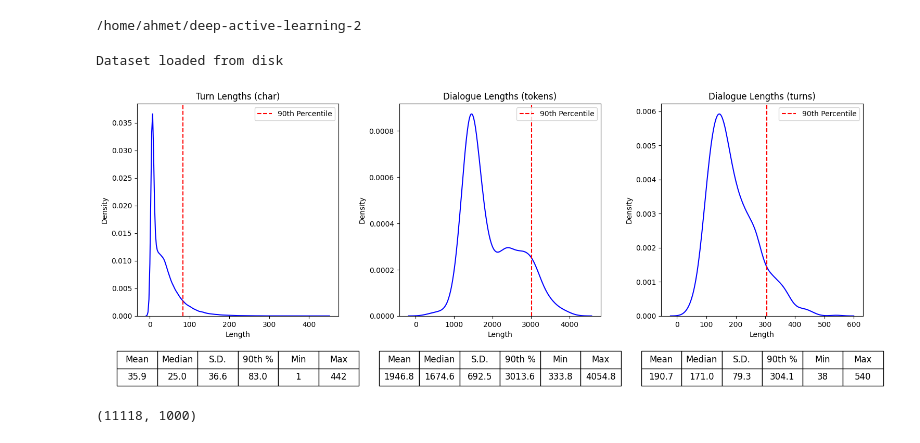
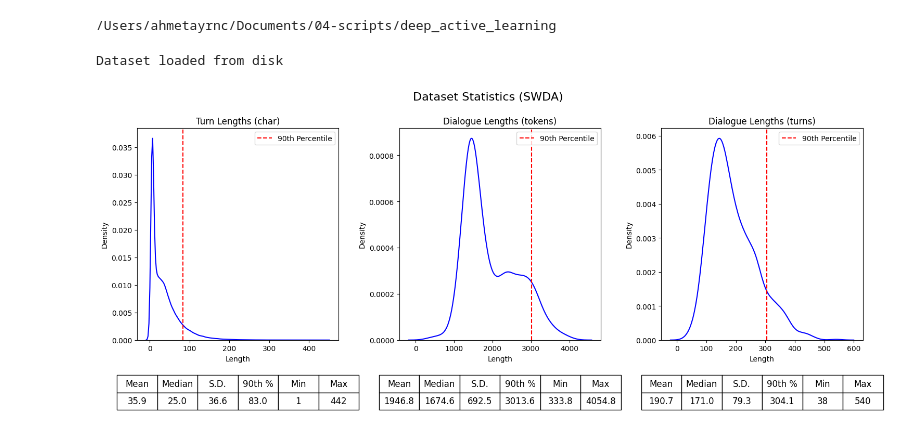
Before and after one commit to ahmetayrnc/deep-active-learning-2, a Jupyter notebook: scripts/test.ipynb, the cells around one changed output. Cells and saved outputs as stored; diff of their text form; code cells hidden in the pictures.

```diff
--- a/scripts/test.ipynb
+++ b/scripts/test.ipynb
@@ -7,6 +4,6 @@ The autoreload extension is already loaded. To reload it, use:
 # %%
 %cd ..
 import sys
-sys.path.append("/home/ahmet/deep-active-learning-2")
+sys.path.append("/Users/ahmetayrnc/Documents/04-scripts/deep_active_learning/")
 # %% [output]
-/home/ahmet/deep-active-learning-2
+/Users/ahmetayrnc/Documents/04-scripts/deep_active_learning
@@ -110,14 +10,10 @@ def convert_kpn_data_old():
 # %%
 from data import get_DYDA, get_SWDA, get_KPN
 from plot_distributions import display_dataset_statistics
 
 train, test = get_SWDA()
 
-display_dataset_statistics(train)
+display_dataset_statistics(train, 'SWDA')
 # %% [output]
 Dataset loaded from disk
-[figure, old version]
+[figure, new version]
-# %%
-len(train[0]), len(test[0])
-# %% [output]
-(11118, 1000)
```
Also changed, not shown: parts of 5 cells of this notebook, 1 other file.
